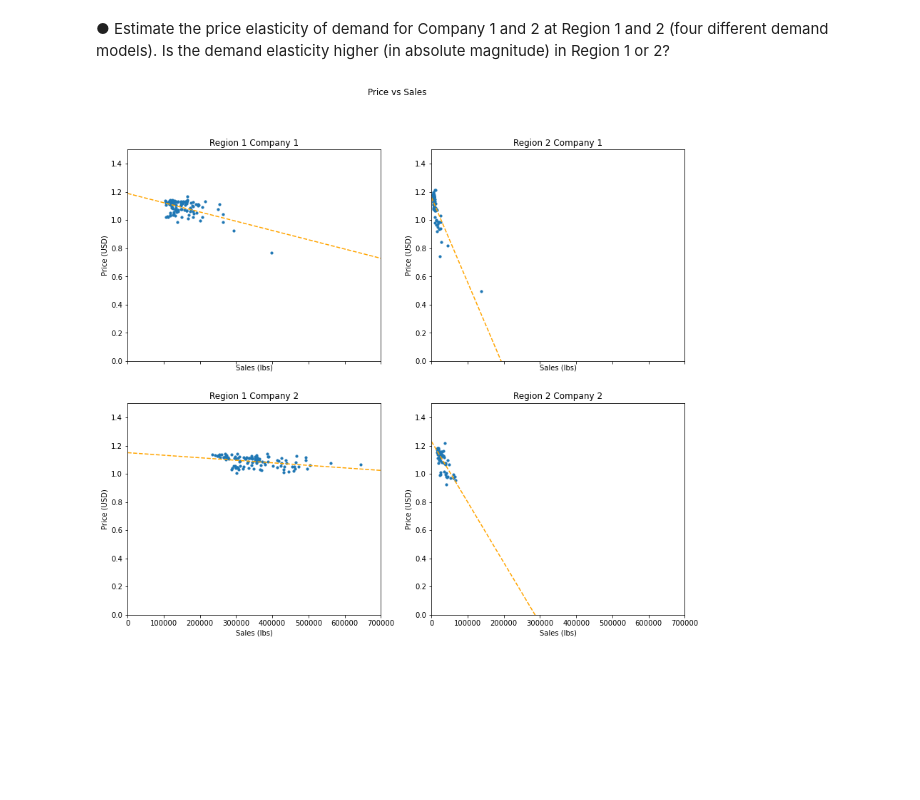
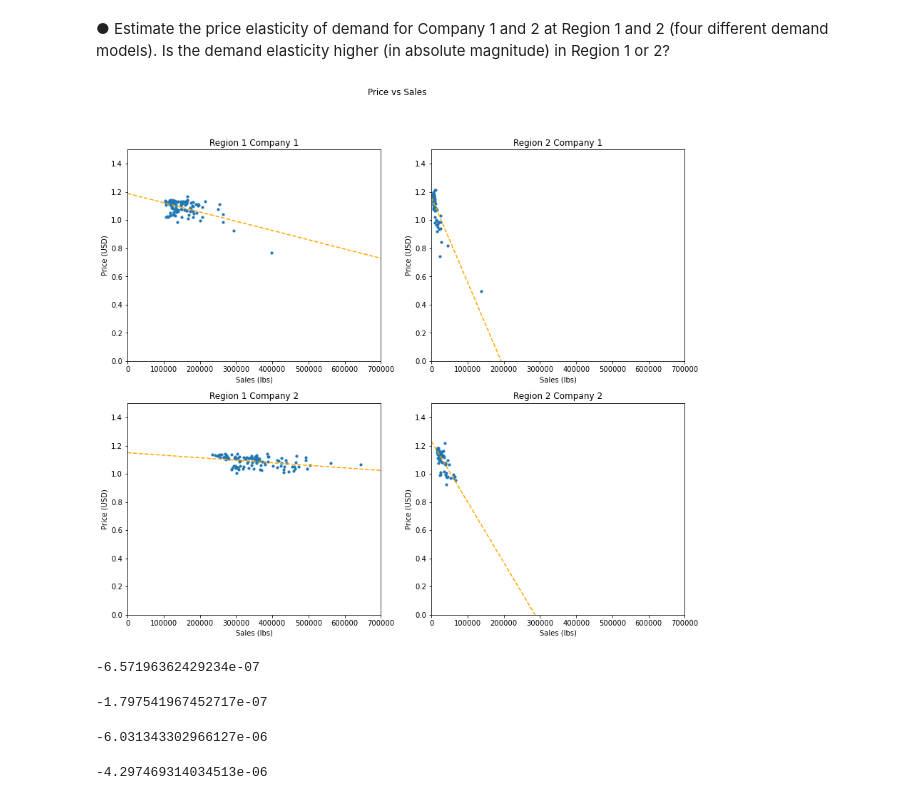
Before and after one commit to hinojosaad/Damavis-Challenge, a Jupyter notebook: Damavis Data Science Challenge Ex 2.ipynb, the cells around one changed output. Drawn from its saved outputs; the diff is of its cells as text; code cells hidden in the pictures; blank space fills up the shorter version.

```diff
--- a/Damavis Data Science Challenge Ex 2.ipynb
+++ b/Damavis Data Science Challenge Ex 2.ipynb
@@ -132,7 +132,7 @@ plt.show()
 # %% [output]
 [figure]
 # %%
-fig, (ax1, ax2) = plt.subplots(1, 2,figsize=(14,6),sharex=True ,sharey=True,)
+fig, (ax1, ax2) = plt.subplots(1, 2,figsize=(14,6),sharex=True)
 fig.suptitle("Price vs Sales Company 2")
 
 ax1.scatter(r1_c2["Sales_U"],r1_c2["Price_USD"],s=10)
@@ -163,8 +163,9 @@ m22, b22 = np.polyfit(r2_c2["Sales_U"], r2_c2["Price_USD"], deg=1)
 # %%
 xseq = np.linspace(0, 700000, num=100)
 
-fig, ((ax11, ax21),(ax12,ax22)) = plt.subplots(2, 2,figsize=(14,12) ,sharex=True)
+fig, ((ax11, ax21),(ax12,ax22)) = plt.subplots(2, 2,figsize=(14,12))
 fig.suptitle("Price vs Sales")
+
 
 ax11.scatter(r1_c1["Sales_U"],r1_c1["Price_USD"],s=10)
 ax11.plot(xseq, m11 * xseq +b11, color="orange", linestyle="--")
@@ -180,34 +181,52 @@ ax11.set_ylabel("Price (USD)")
 ax21.scatter(r2_c1["Sales_U"],r2_c1["Price_USD"],s=10)
 ax21.plot(xseq, m21 * xseq +b21, color="orange", linestyle="--")
 
+ax21.set_xlim(0,700000)
 ax21.set_ylim(0,1.5)
 
 ax21.set_title("Region 2 Company 1")
 ax21.set_xlabel("Sales (lbs)")
 ax21.set_ylabel("Price (USD)")
 
 
 ax12.scatter(r1_c2["Sales_U"],r1_c2["Price_USD"],s=10)
 ax12.plot(xseq, m12 * xseq +b12, color="orange", linestyle="--")
 
 ax12.set_xlim(0,700000)
 ax12.set_ylim(0,1.5)
 
 ax12.set_title("Region 1 Company 2")
 ax12.set_xlabel("Sales (lbs)")
 ax12.set_ylabel("Price (USD)")
 
 
 ax22.scatter(r2_c2["Sales_U"],r2_c2["Price_USD"],s=10)
 ax22.plot(xseq, m22 * xseq +b22, color="orange", linestyle="--")
 
+ax22.set_xlim(0,700000)
 ax22.set_ylim(0,1.5)
 
 ax22.set_title("Region 2 Company 2")
 ax22.set_xlabel("Sales (lbs)")
 ax22.set_ylabel("Price (USD)")
 
 
 plt.show()
 # %% [output]
-[figure, old version]
+[figure, new version]
+# %%
+m11
+# %% [output]
+-6.57196362429234e-07
+# %%
+m12
+# %% [output]
+-1.797541967452717e-07
+# %%
+m21
+# %% [output]
+-6.031343302966127e-06
+# %%
+m22
+# %% [output]
+-4.297469314034513e-06
```
Also changed, not shown: parts of 4 cells of this notebook.
